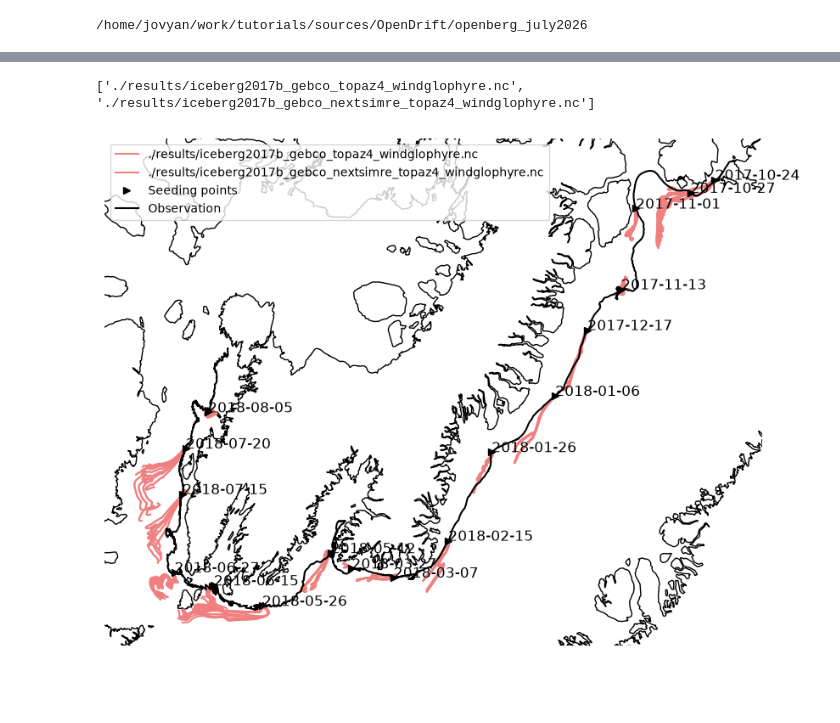
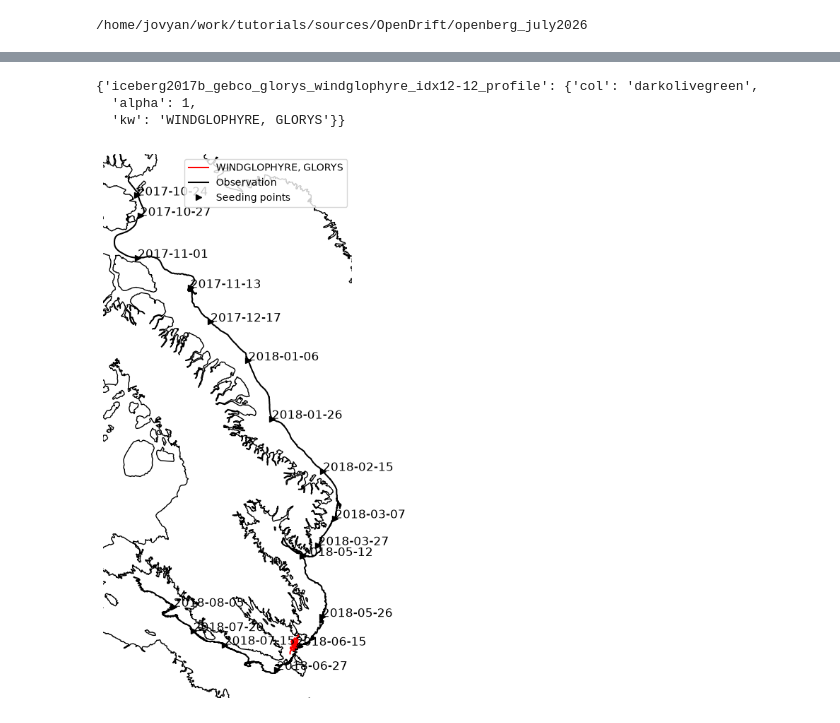
Before and after one commit to lia-f-h/openberg_july2026, a Jupyter notebook: scripts/analysis1.ipynb, the cells around one changed output, grey strips where cells are left out. Saved outputs shown, nothing was run; the diff lists cells and outputs as text; code cells hidden in the pictures; blank space fills up the shorter version.

```diff
--- a/scripts/analysis1.ipynb
+++ b/scripts/analysis1.ipynb
@@ -18,0 +34,5 @@ from openberg_july2026.src2.utils3 import *
+# %%
+#checks
+for f in file_l:
+    sim=xr.open_dataset(f)
+    print(f,sim.trajectory.size,sim.time.size,sim.attrs['config_drift:vertical_profile'])
@@ -33,55 +44,68 @@ colordict
+# %%
+#dicts and definitions
+from openberg_july2026.src2.utils3 import legenddict_full
+legenddict_full = {k:v for k,v in legenddict_full.items() if k!='ICEBERG'}
+legenddict = dict.fromkeys([f.split('/')[-1][:-3] for f in file_l])
+for f in legenddict:
+    ll = []
+    for l in legenddict_full:
+        if l.lower() in f: ll = ll+[l]
+    legenddict[f]={'col':legenddict_full[ll[-1]]['col'], 'alpha':1, 'kw':', '.join(ll),
+                 # 'traj':np.arange(obs.time.size*11)
+                  }
+
+legenddict
+# %% [output]
+{'iceberg2017b_gebco_glorys_windglophyre_idx12-12_profile': {'col': 'darkolivegreen',
+  'alpha': 1,
+  'kw': 'WINDGLOPHYRE, GLORYS'}}
 # %%
 #very simple plot of simulations
 ib = 'iceberg2017b'
+apn = None
 
 #read obs
 with xr.open_dataset('./input/merged_obs10.nc') as ds:
     obs = ds.sel(iceberg=ib,trajectory_id=ib)
     #obs = obs.isel(time=(obs.seed_idx==1))
 
-#read sim
-file_contain_all = [ib,]
-file_contain_any = ['_']
-file_notcontain = []#'test','wa','next','glorys']#['topaz4','glorys','slope','era5','almost','stokes',]
-file_l = glob.glob("./results/*.nc")#['./results/juliette_topaz6_topaz4_windglophynrt.nc',]
-file_l = [f for f in file_l if all(ff in f for ff in file_contain_all)] #filtering for required keywords
-file_l = [f for f in file_l if any(ff in f for ff in file_contain_any)] #filtering for required keywords
-file_l = [f for f in file_l if all(ff not in f for ff in file_notcontain)] #filtering for neglected keywords
-file_l = file_l#[::-1]
-print(file_l)
-legenddict_full = {k:v for k,v in legenddict_full.items() if k!='ICEBERG'}
-colordict = dict.fromkeys([f for f in file_l])
-for f in colordict:
-    for l in legenddict_full:
-        if l.lower() in f: colordict[f]={'col':legenddict_full[l]['col'], 'alpha':1, 'kw':l}
-
 #Figure
-fig,ax = plt.subplots(1,1,figsize=(10,10),subplot_kw={'projection':ccrs.NorthPolarStereo()})#central_longitude=20})
+fig,ax = plt.subplots(1,1,figsize=(10,10),subplot_kw={'projection':ccrs.NorthPolarStereo(central_longitude=float(obs.lon.mean()))})#central_longitude=20})
 ax.coastlines(resolution='10m')
 trans = ccrs.PlateCarree()
-
-cmap = plt.get_cmap('tab20')  # or 'viridis', 'plasma', etc.
-col = cmap(np.linspace(0, 1, 20))[::2]#20 colors
-# plot sim
-for inputdataidx, inputdata in enumerate(file_l):
-    sim = xr.open_dataset(inputdata)
-    for traj in sim.trajectory:
-        ax.plot(sim.lon.sel(trajectory=traj).dropna(dim="time"),sim.lat.sel(trajectory=traj).dropna(dim="time"),
-                color=colordict[inputdata]['col'],#col[inputdataidx],
-                label=inputdata if traj==sim.trajectory[0] else '',
-            transform=trans)
 
 # # plot obs
 ax.plot(obs['lon'].isel(time=(obs.seed_idx==1)),obs['lat'].isel(time=(obs.seed_idx==1)),'>',transform=trans,color='k',label='Seeding points')
 ax.plot(obs['lon'],obs['lat'],transform=trans,color='k',label='Observation')
 # for d in range(obs_3day['time'].size):
 for d in range(obs['time'].isel(time=(obs.seed_idx==1)).size):
 #     if d not in [1,2,3,4,5,12,15,16,17,18,19]:
         ax.text(obs['lon'].isel(time=(obs.seed_idx==1))[d],obs['lat'].isel(time=(obs.seed_idx==1))[d],obs['time'].isel(time=(obs.seed_idx==1))[d].values.astype('datetime64[D]').astype(str),transform=trans,color='k',fontsize=12)
 
-plt.legend()
+# plot sim
+for inputdataidx, inputdata in enumerate(file_l[:]):
+    sim = xr.open_dataset(inputdata)
+    inputdata = inputdata.split('/')[-1][:-3]
+    if apn!=None: sim = sim.sel(time=dict_analysis_period[ib][apn])
+    if ib in dict_traj:
+        if inputdata in dict_traj[ib]: sim = sim.sel(trajectory=dict_traj[ib][inputdata])
+    for traj in sim.trajectory:
+        ax.plot(sim.lon.sel(trajectory=traj).dropna(dim="time"),sim.lat.sel(trajectory=traj).dropna(dim="time"),
+                color=legenddict[inputdata]['col'] if 'prof' not in inputdata else 'red',
+                label=(legenddict[inputdata]['kw'] if traj==sim.trajectory[0] else '') if 'mainrun' not in inputdata else '',
+            transform=trans)
+
+
+#legend
+h, l = ax.get_legend_handles_labels()
+by_label = dict(zip(l, h))
+ax.legend(handles=list(by_label.values())[::-1],
+         labels=list(by_label.keys())[::-1],
+          loc='best')
+# plt.legend()
 plt.axis('off')
+# note = ''
+# fig.savefig('./results/%s_map_%s.png'%(iceberg_id,note),dpi=200,transparent=True,bbox_inches='tight')
 plt.show()
 # %% [output]
-['./results/iceberg2017b_gebco_topaz4_windglophyre.nc', './results/iceberg2017b_gebco_nextsimre_topaz4_windglophyre.nc']
-[figure, old version]
+[figure, new version]
```
Also changed, not shown: parts of 12 cells of this notebook, 37 other files.
